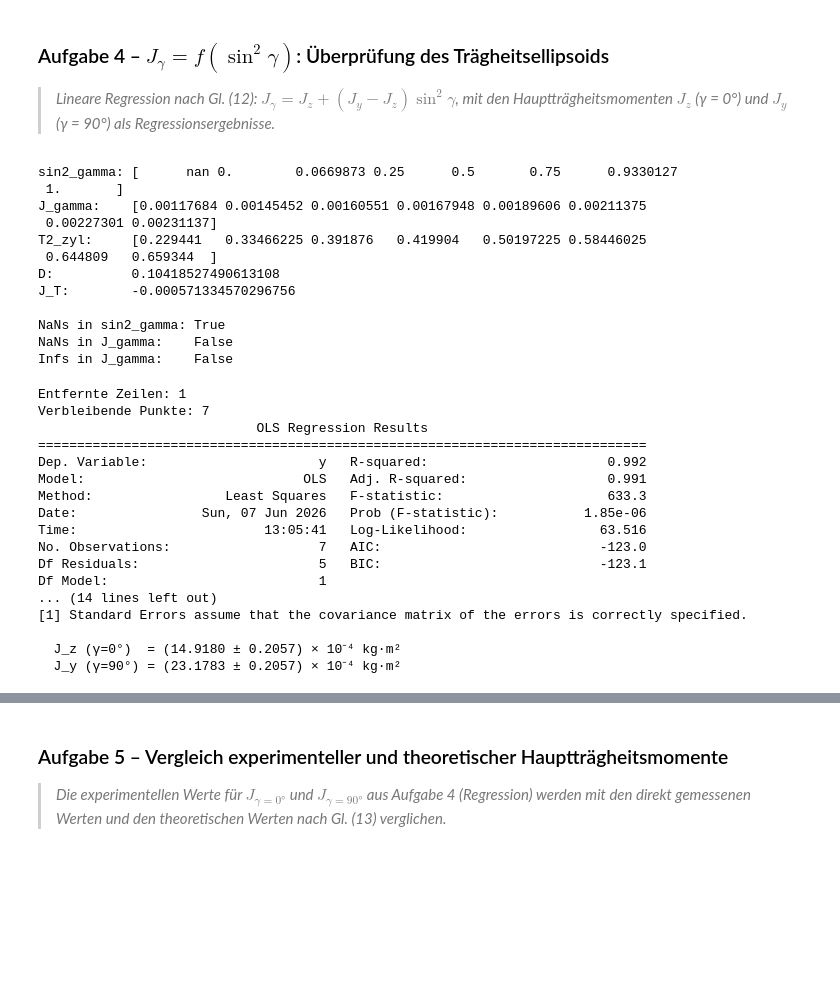
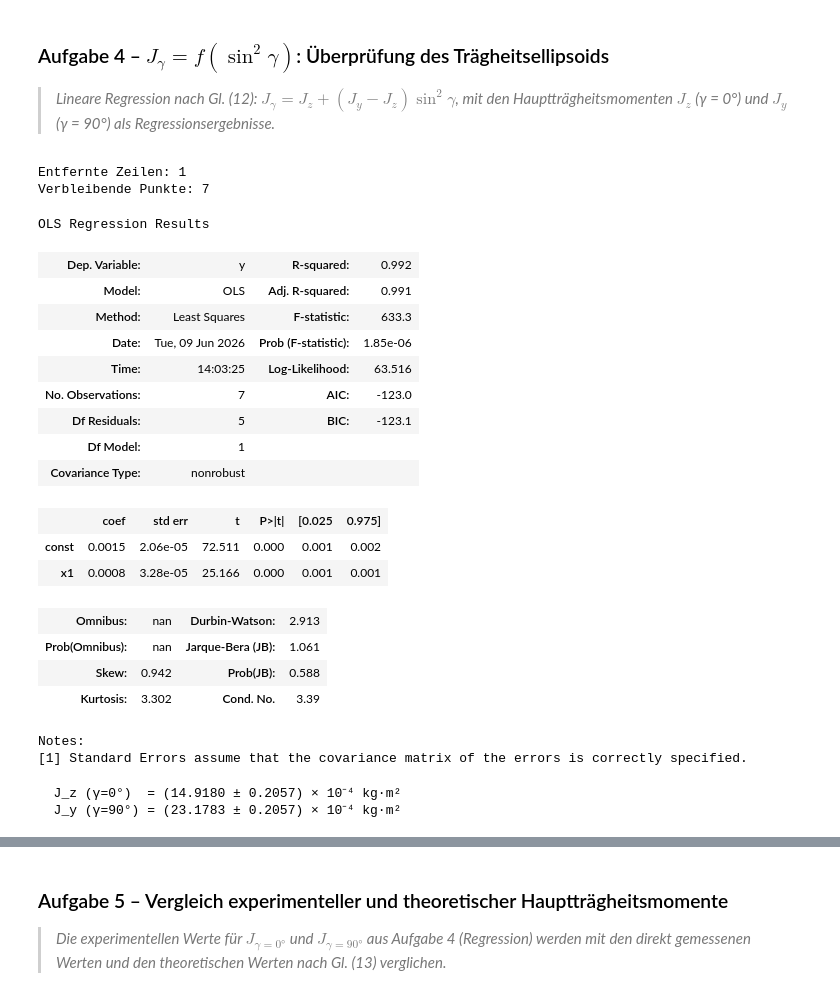
Before and after one commit to Ben-physics-dotcom/GPR1_laboratory_internship, a Jupyter notebook: Notebooks/M2_Traegheitsmomente.ipynb, the cells around one changed output, grey strips where cells are left out. Cells and saved outputs as stored; diff of their text form; code cells hidden in the pictures; blank space fills up the shorter version.

```diff
--- a/Notebooks/M2_Traegheitsmomente.ipynb
+++ b/Notebooks/M2_Traegheitsmomente.ipynb
@@ -377,30 +383,6 @@ plt.show()
 ### Aufgabe 4 – $J_\gamma = f(\sin^2\gamma)$: Überprüfung des Trägheitsellipsoids
 
 > *Lineare Regression nach Gl. (12): $J_\gamma = J_z + (J_y - J_z)\sin^2\gamma$, mit den Hauptträgheitsmomenten $J_z$ (γ = 0°) und $J_y$ (γ = 90°) als Regressionsergebnisse.*
-# %%
-print("sin2_gamma:", sin2_gamma)
-print("J_gamma:   ", J_gamma)
-print("T2_zyl:    ", T2_zyl)
-print("D:         ", D)
-print("J_T:       ", J_T)
-
-# NaN/inf prüfen
-print("\nNaNs in sin2_gamma:", np.any(np.isnan(sin2_gamma)))
-print("NaNs in J_gamma:   ", np.any(np.isnan(J_gamma)))
-print("Infs in J_gamma:   ", np.any(np.isinf(J_gamma)))
-# %% [output]
-sin2_gamma: [      nan 0.        0.0669873 0.25      0.5       0.75      0.9330127
- 1.       ]
-J_gamma:    [0.00117684 0.00145452 0.00160551 0.00167948 0.00189606 0.00211375
- 0.00227301 0.00231137]
-T2_zyl:     [0.229441   0.33466225 0.391876   0.419904   0.50197225 0.58446025
- 0.644809   0.659344  ]
-D:          0.10418527490613108
-J_T:        -0.000571334570296756
-
-NaNs in sin2_gamma: True
-NaNs in J_gamma:    False
-Infs in J_gamma:    False
 # %%
 # ── Periodendauer und J_gamma berechnen ───────────────────────────
 T_zyl, dT_zyl = periodendauer(
@@ -408,49 +390,55 @@ T_zyl, dT_zyl = periodendauer(
     df_zylinder['T2_s'].values,
     df_zylinder['Schwingungen_n'].values
 )
 T2_zyl  = T_zyl**2
 dT2_zyl = 2 * T_zyl * dT_zyl
 
 J_gamma  = J_aus_T2(T2_zyl, D, J_T)
 dJ_gamma = dT2_zyl * D / (4 * np.pi**2)   # Fehlerfortpflanzung
 
 # ── sin²γ ─────────────────────────────────────────────────────────
 gamma_rad  = np.deg2rad(df_zylinder['gamma_grad'].values)
 sin2_gamma = np.sin(gamma_rad)**2
 
 # ── NaN-Maske: nur gültige Zeilen verwenden ───────────────────────
 mask_valid = ~np.isnan(sin2_gamma) & ~np.isnan(J_gamma)
 print(f"Entfernte Zeilen: {np.sum(~mask_valid)}")
 print(f"Verbleibende Punkte: {np.sum(mask_valid)}")
 
 sin2_gamma_clean = sin2_gamma[mask_valid]
 J_gamma_clean    = J_gamma[mask_valid]
 dJ_gamma_clean   = dJ_gamma[mask_valid]
 
 # ── Lineare Regression ────────────────────────────────────────────
 model4, J_z, dJ_z, J_y, dJ_y = regression_ellipsoid(sin2_gamma_clean, J_gamma_clean)
 
-print(model4.summary())
+display(model4.summary())
 print(f"\n  J_z (γ=0°)  = ({J_z*1e4:.4f} ± {dJ_z*1e4:.4f}) × 10⁻⁴ kg·m²")
 print(f"  J_y (γ=90°) = ({J_y*1e4:.4f} ± {dJ_y*1e4:.4f}) × 10⁻⁴ kg·m²")
 # %% [output]
 Entfernte Zeilen: 1
 Verbleibende Punkte: 7
-                            OLS Regression Results
-==============================================================================
-Dep. Variable:                      y   R-squared:                       0.992
-Model:                            OLS   Adj. R-squared:                  0.991
-Method:                 Least Squares   F-statistic:                     633.3
-Date:                Sun, 07 Jun 2026   Prob (F-statistic):           1.85e-06
-Time:                        13:05:41   Log-Likelihood:                 63.516
-No. Observations:                   7   AIC:                            -123.0
-Df Residuals:                       5   BIC:                            -123.1
-Df Model:                           1
-... (14 lines left out)
-[1] Standard Errors assume that the covariance matrix of the errors is correctly specified.
-
-  J_z (γ=0°)  = (14.9180 ± 0.2057) × 10⁻⁴ kg·m²
-  J_y (γ=90°) = (23.1783 ± 0.2057) × 10⁻⁴ kg·m²
+OLS Regression Results
+| Dep. Variable: | y | R-squared: | 0.992 |
+| Model: | OLS | Adj. R-squared: | 0.991 |
+| Method: | Least Squares | F-statistic: | 633.3 |
+| Date: | Tue, 09 Jun 2026 | Prob (F-statistic): | 1.85e-06 |
+| Time: | 14:03:25 | Log-Likelihood: | 63.516 |
+| No. Observations: | 7 | AIC: | -123.0 |
+| Df Residuals: | 5 | BIC: | -123.1 |
+| Df Model: | 1 |  |  |
+| Covariance Type: | nonrobust |  |  |
+|  | coef | std err | t | P>|t| | [0.025 | 0.975] |
+| const | 0.0015 | 2.06e-05 | 72.511 | 0.000 | 0.001 | 0.002 |
+| x1 | 0.0008 | 3.28e-05 | 25.166 | 0.000 | 0.001 | 0.001 |
+| Omnibus: | nan | Durbin-Watson: | 2.913 |
+| Prob(Omnibus): | nan | Jarque-Bera (JB): | 1.061 |
+| Skew: | 0.942 | Prob(JB): | 0.588 |
+| Kurtosis: | 3.302 | Cond. No. | 3.39 |
+Notes:
+[1] Standard Errors assume that the covariance matrix of the errors is correctly specified.
+  J_z (γ=0°)  = (14.9180 ± 0.2057) × 10⁻⁴ kg·m²
+  J_y (γ=90°) = (23.1783 ± 0.2057) × 10⁻⁴ kg·m²
 # %%
 # ── Plot ──────────────────────────────────────────────────────────
 sin2_fit = np.linspace(0, 1, 200)
```
Also changed, not shown: parts of 3 cells of this notebook, 1 other file.
